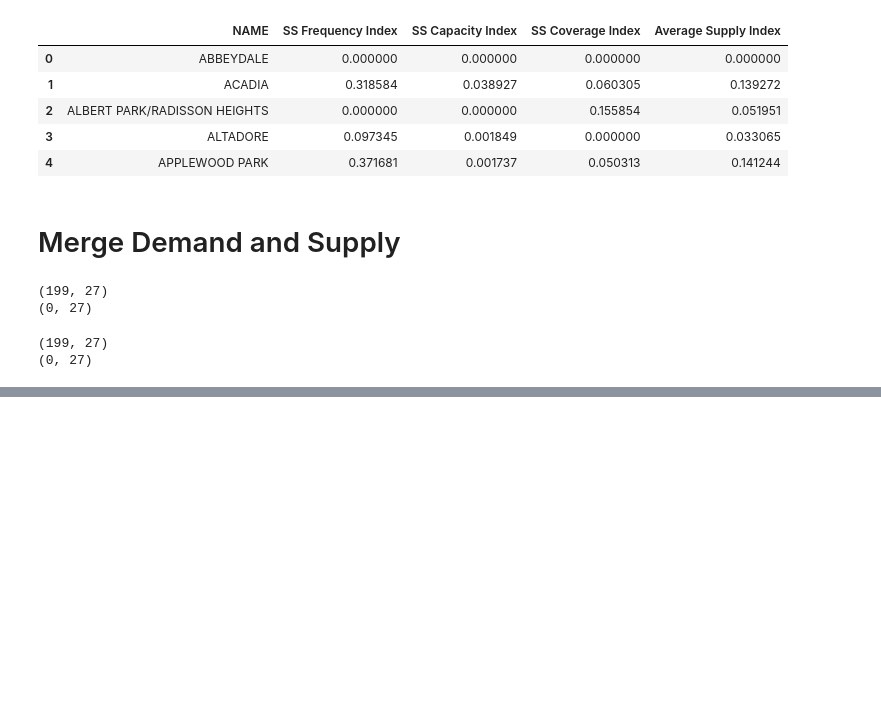
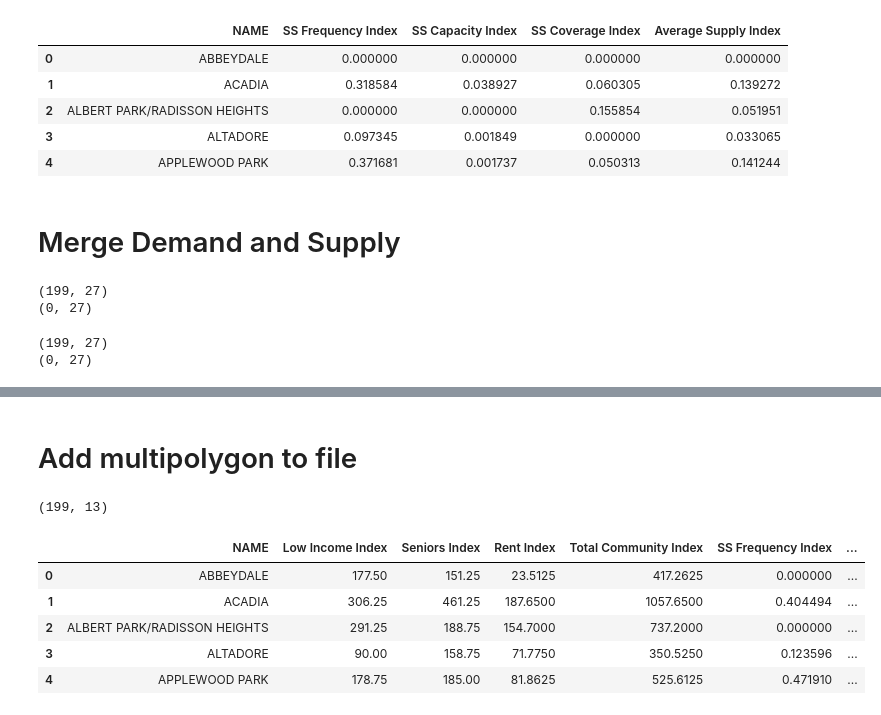
Before and after one commit to sulemanbasit/Calgary-Transit-Economic-Gap-Analysis, a Jupyter notebook: ctga.ipynb, the cells around one changed output, grey strips where cells are left out. Cells and saved outputs as stored; diff of their text form; code cells hidden in the pictures; blank space fills up the shorter version.

```diff
--- a/ctga.ipynb
+++ b/ctga.ipynb
@@ -988,3 +694,3 @@ final_future_df = final_future_df.rename(columns={'Standardized Total Community
 final_future_df = final_future_df.fillna(0)
 # %%
-final_current_df["Transit Gap"] = final_current_df['Demand Index'] - final_current_df['Average Supply Index']
+final_current_df["Transit Gap"] = final_current_df['Community Demand Index'] - final_current_df['Average Supply Index']
@@ -991,3 +706,5 @@ final_current_df["Transit Gap"] = final_current_df['Demand Index'] - final_curre
+# %%
+final_current_df['Letter Grade'] = final_current_df['Transit Gap'].apply(assign_grade)
 # %%
 final_current_df
 # %% [output]
@@ -1024,0 +745,8 @@ final_future_df
+# %% [markdown]
+# Add multipolygon to file
+# %%
+census_file = "Census by Community 2019_20240401.geojson"
+comm_geo = gpd.read_file(data_path+census_file)
+# %%
+dns_bound_data = pd.merge(final_current_df, comm_geo, how='left', left_on='NAME', right_on='name')
+current_dns = gpd.GeoDataFrame(dns_bound_data[['NAME',"Low Income Index","Seniors Index","Rent Index","Total Community Index", "SS Frequency Index", "SS Capacity Index",'SS Coverage Index',"Community Demand Index","Average Supply Index",'Transit Gap','Letter Grade','geometry']])
@@ -1024,0 +756,11 @@ final_future_df
+# %%
+print(current_dns.shape)
+current_dns.head()
+# %% [output]
+(199, 13)
+|  | NAME | Low Income Index | Seniors Index | Rent Index | Total Community Index | SS Frequency Index | ... |
+| 0 | ABBEYDALE | 177.50 | 151.25 | 23.5125 | 417.2625 | 0.000000 | ... |
+| 1 | ACADIA | 306.25 | 461.25 | 187.6500 | 1057.6500 | 0.404494 | ... |
+| 2 | ALBERT PARK/RADISSON HEIGHTS | 291.25 | 188.75 | 154.7000 | 737.2000 | 0.000000 | ... |
+| 3 | ALTADORE | 90.00 | 158.75 | 71.7750 | 350.5250 | 0.123596 | ... |
+| 4 | APPLEWOOD PARK | 178.75 | 185.00 | 81.8625 | 525.6125 | 0.471910 | ... |
```
Also changed, not shown: parts of 91 cells of this notebook, 14 other files.
